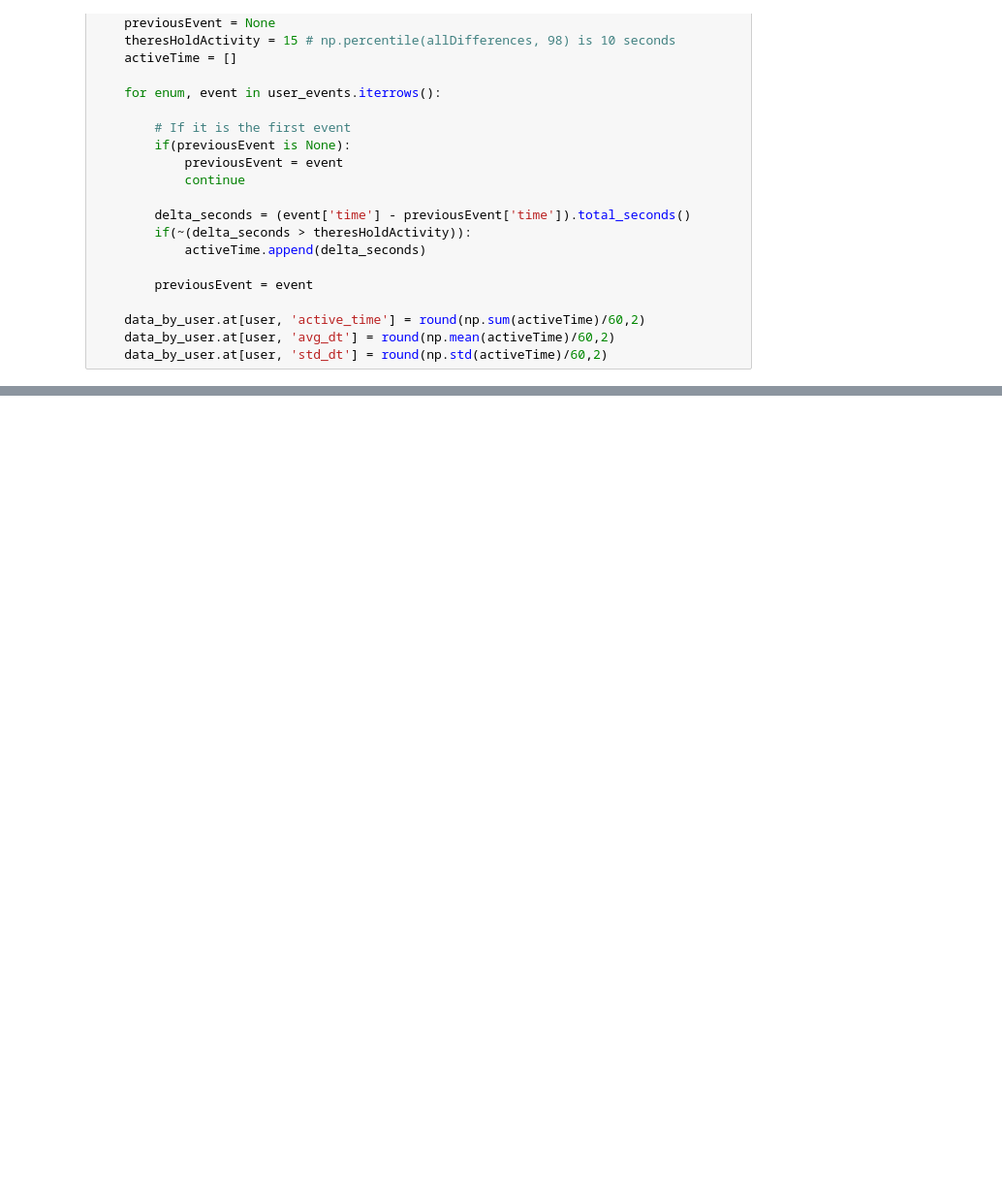
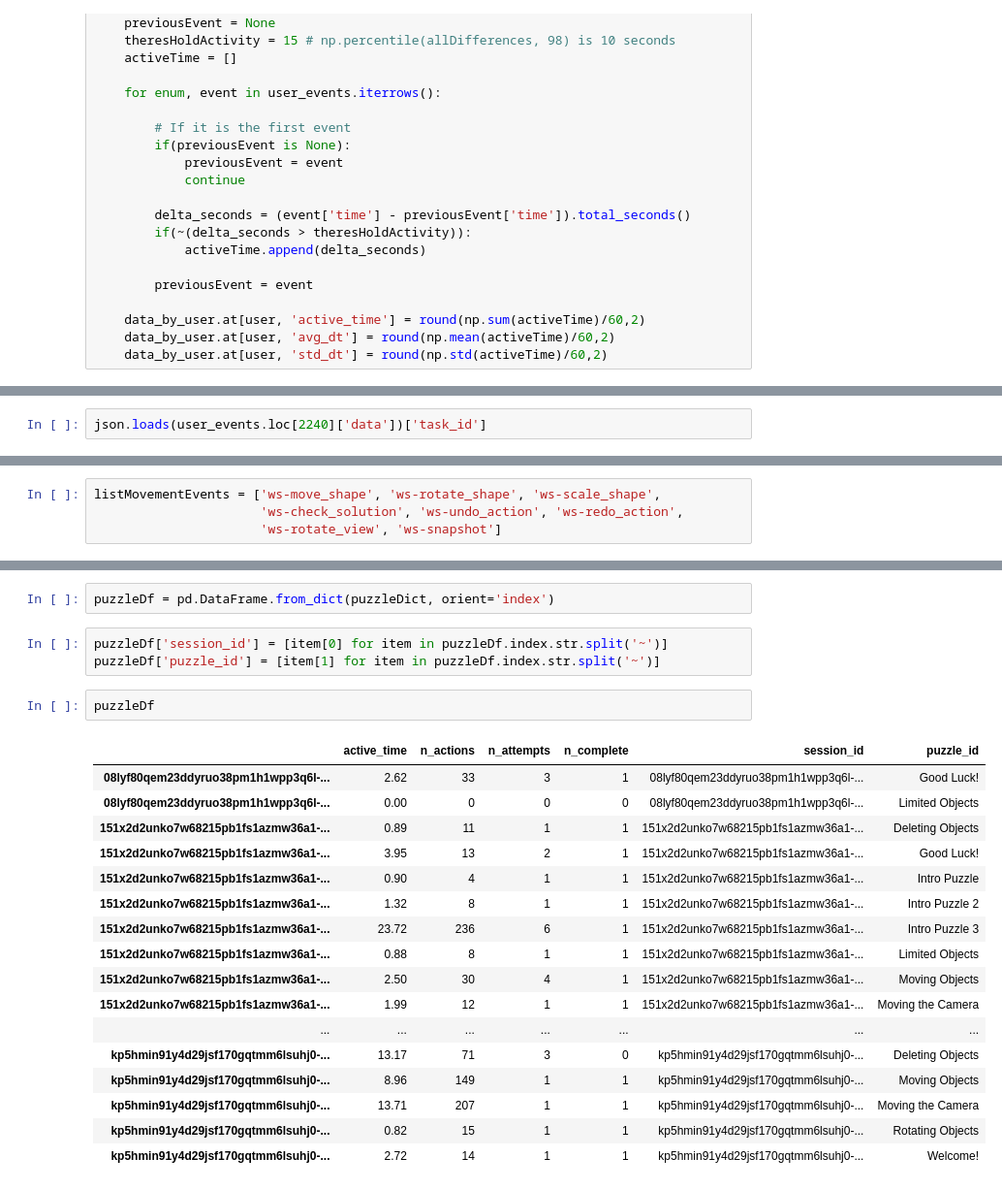
Before and after one commit to jruiperezv/LAKHackaton19_Shadowspect, a Jupyter notebook: LAK_Hackaton.ipynb, the cells around one changed output, grey strips where cells are left out. Shown at 97% size. Drawn from its saved outputs; the diff is of its cells as text; blank space fills up the shorter version.

```diff
--- a/LAK_Hackaton.ipynb
+++ b/LAK_Hackaton.ipynb
@@ -73,0 +58,2 @@ data_by_user
+# %%
+json.loads(user_events.loc[2240]['data'])['task_id']
@@ -73,0 +62,4 @@ data_by_user
+# %%
+listMovementEvents = ['ws-move_shape', 'ws-rotate_shape', 'ws-scale_shape',
+                      'ws-check_solution', 'ws-undo_action', 'ws-redo_action',
+                      'ws-rotate_view', 'ws-snapshot']
@@ -73,0 +156,25 @@ data_by_user
+# %%
+puzzleDf = pd.DataFrame.from_dict(puzzleDict, orient='index')
+# %%
+puzzleDf['session_id'] = [item[0] for item in puzzleDf.index.str.split('~')]
+puzzleDf['puzzle_id'] = [item[1] for item in puzzleDf.index.str.split('~')]
+# %%
+puzzleDf
+# %% [output]
+|  | active_time | n_actions | n_attempts | n_complete | session_id | puzzle_id |
+| 08lyf80qem23ddyruo38pm1h1wpp3q6l-... | 2.62 | 33 | 3 | 1 | 08lyf80qem23ddyruo38pm1h1wpp3q6l-... | Good Luck! |
+| 08lyf80qem23ddyruo38pm1h1wpp3q6l-... | 0.00 | 0 | 0 | 0 | 08lyf80qem23ddyruo38pm1h1wpp3q6l-... | Limited Objects |
+| 151x2d2unko7w68215pb1fs1azmw36a1-... | 0.89 | 11 | 1 | 1 | 151x2d2unko7w68215pb1fs1azmw36a1-... | Deleting Objects |
+| 151x2d2unko7w68215pb1fs1azmw36a1-... | 3.95 | 13 | 2 | 1 | 151x2d2unko7w68215pb1fs1azmw36a1-... | Good Luck! |
+| 151x2d2unko7w68215pb1fs1azmw36a1-... | 0.90 | 4 | 1 | 1 | 151x2d2unko7w68215pb1fs1azmw36a1-... | Intro Puzzle |
+| 151x2d2unko7w68215pb1fs1azmw36a1-... | 1.32 | 8 | 1 | 1 | 151x2d2unko7w68215pb1fs1azmw36a1-... | Intro Puzzle 2 |
+| 151x2d2unko7w68215pb1fs1azmw36a1-... | 23.72 | 236 | 6 | 1 | 151x2d2unko7w68215pb1fs1azmw36a1-... | Intro Puzzle 3 |
+| 151x2d2unko7w68215pb1fs1azmw36a1-... | 0.88 | 8 | 1 | 1 | 151x2d2unko7w68215pb1fs1azmw36a1-... | Limited Objects |
+| 151x2d2unko7w68215pb1fs1azmw36a1-... | 2.50 | 30 | 4 | 1 | 151x2d2unko7w68215pb1fs1azmw36a1-... | Moving Objects |
+| 151x2d2unko7w68215pb1fs1azmw36a1-... | 1.99 | 12 | 1 | 1 | 151x2d2unko7w68215pb1fs1azmw36a1-... | Moving the Camera |
+| ... | ... | ... | ... | ... | ... | ... |
+| kp5hmin91y4d29jsf170gqtmm6lsuhj0-... | 13.17 | 71 | 3 | 0 | kp5hmin91y4d29jsf170gqtmm6lsuhj0-... | Deleting Objects |
+| kp5hmin91y4d29jsf170gqtmm6lsuhj0-... | 8.96 | 149 | 1 | 1 | kp5hmin91y4d29jsf170gqtmm6lsuhj0-... | Moving Objects |
+| kp5hmin91y4d29jsf170gqtmm6lsuhj0-... | 13.71 | 207 | 1 | 1 | kp5hmin91y4d29jsf170gqtmm6lsuhj0-... | Moving the Camera |
+| kp5hmin91y4d29jsf170gqtmm6lsuhj0-... | 0.82 | 15 | 1 | 1 | kp5hmin91y4d29jsf170gqtmm6lsuhj0-... | Rotating Objects |
+| kp5hmin91y4d29jsf170gqtmm6lsuhj0-... | 2.72 | 14 | 1 | 1 | kp5hmin91y4d29jsf170gqtmm6lsuhj0-... | Welcome! |
```
Also changed, not shown: parts of 5 cells of this notebook.
